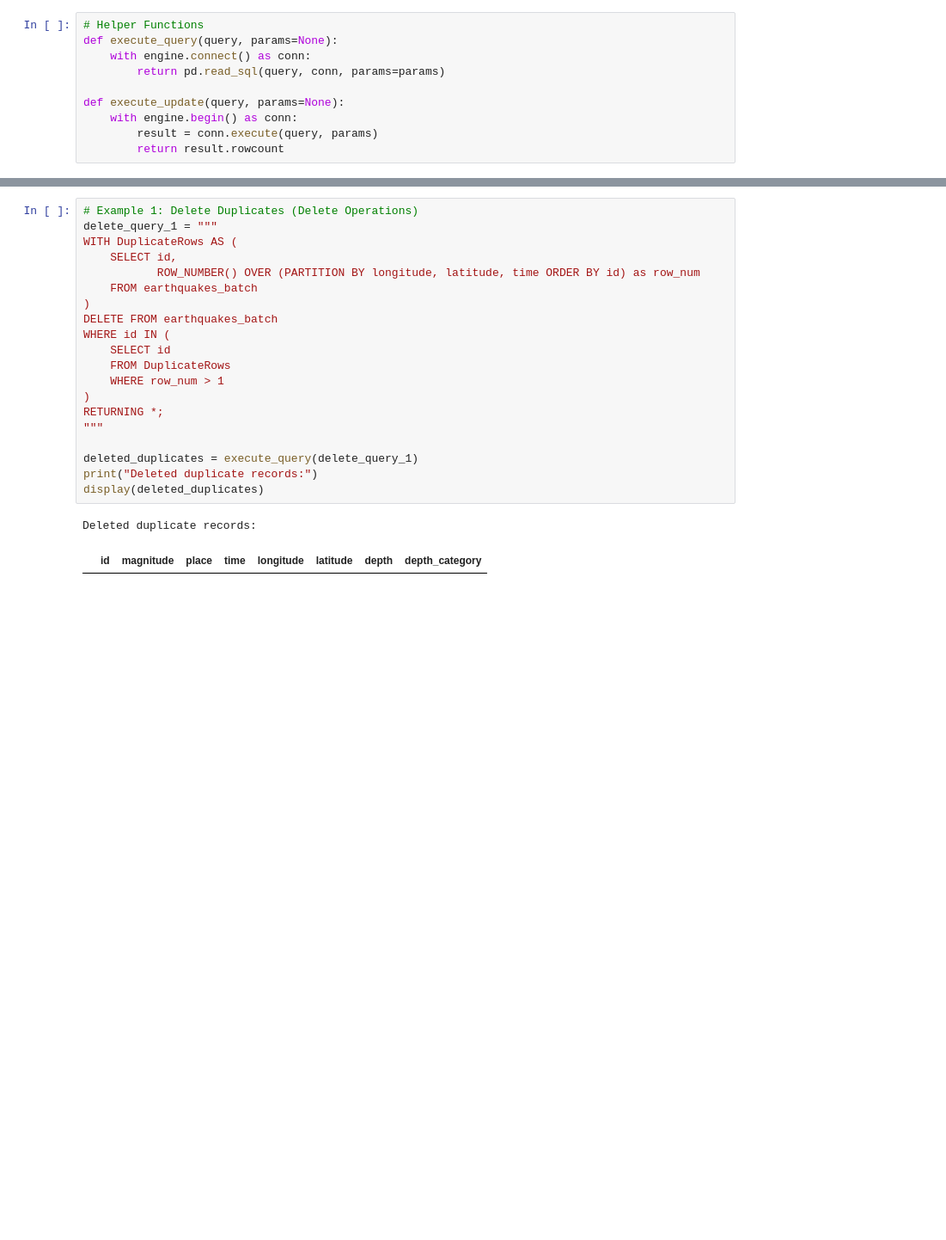
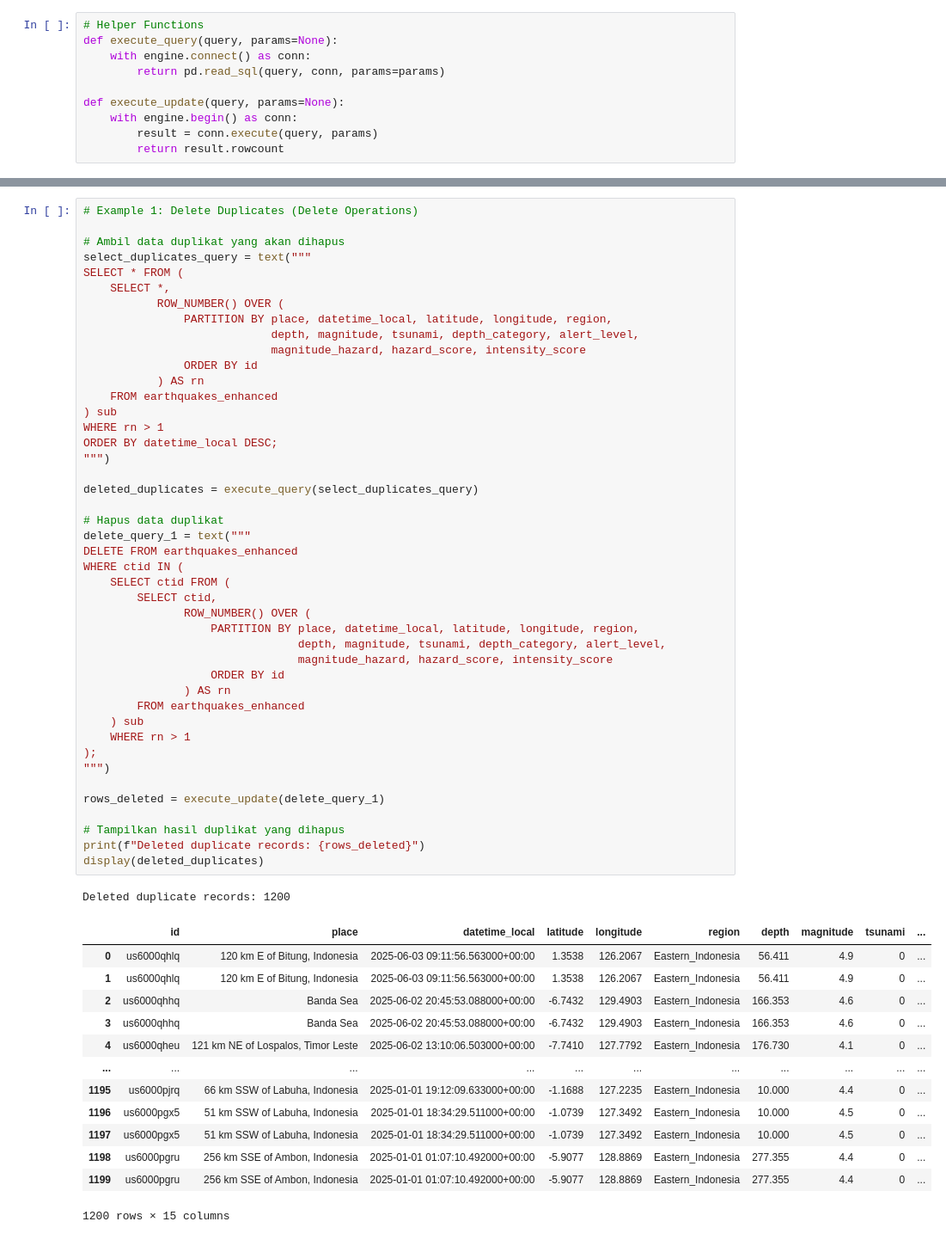
Before and after one commit to QwAct225/magnitudr, a Jupyter notebook: notebook/crud_operations.ipynb, the cells around one changed output, grey strips where cells are left out. Shown at 86% size. Saved outputs shown, nothing was run; the diff lists cells and outputs as text; blank space fills up the shorter version.

```diff
--- a/notebook/crud_operations.ipynb
+++ b/notebook/crud_operations.ipynb
@@ -267,26 +307,62 @@ Number of Biak records updated: 2
 # %%
 # Example 1: Delete Duplicates (Delete Operations)
-delete_query_1 = """
-WITH DuplicateRows AS (
-    SELECT id,
-           ROW_NUMBER() OVER (PARTITION BY longitude, latitude, time ORDER BY id) as row_num
-    FROM earthquakes_batch
-)
-DELETE FROM earthquakes_batch
-WHERE id IN (
-    SELECT id
-    FROM DuplicateRows
-    WHERE row_num > 1
-)
-RETURNING *;
-"""
 
-deleted_duplicates = execute_query(delete_query_1)
-print("Deleted duplicate records:")
+# Ambil data duplikat yang akan dihapus
+select_duplicates_query = text("""
+SELECT * FROM (
+    SELECT *,
+           ROW_NUMBER() OVER (
+               PARTITION BY place, datetime_local, latitude, longitude, region,
+                            depth, magnitude, tsunami, depth_category, alert_level,
+                            magnitude_hazard, hazard_score, intensity_score
+               ORDER BY id
+           ) AS rn
+    FROM earthquakes_enhanced
+) sub
+WHERE rn > 1
+ORDER BY datetime_local DESC;
+""")
+
+deleted_duplicates = execute_query(select_duplicates_query)
+
+# Hapus data duplikat
+delete_query_1 = text("""
+DELETE FROM earthquakes_enhanced
+WHERE ctid IN (
+    SELECT ctid FROM (
+        SELECT ctid,
+               ROW_NUMBER() OVER (
+                   PARTITION BY place, datetime_local, latitude, longitude, region,
+                                depth, magnitude, tsunami, depth_category, alert_level,
+                                magnitude_hazard, hazard_score, intensity_score
+                   ORDER BY id
+               ) AS rn
+        FROM earthquakes_enhanced
+    ) sub
+    WHERE rn > 1
+);
+""")
+
+rows_deleted = execute_update(delete_query_1)
+
+# Tampilkan hasil duplikat yang dihapus
+print(f"Deleted duplicate records: {rows_deleted}")
 display(deleted_duplicates)
 # %% [output]
-Deleted duplicate records:
+Deleted duplicate records: 1200
-|  | id | magnitude | place | time | longitude | latitude | depth | depth_category |
+|  | id | place | datetime_local | latitude | longitude | region | depth | magnitude | tsunami | ... |
+| 0 | us6000qhlq | 120 km E of Bitung, Indonesia | 2025-06-03 09:11:56.563000+00:00 | 1.3538 | 126.2067 | Eastern_Indonesia | 56.411 | 4.9 | 0 | ... |
+| 1 | us6000qhlq | 120 km E of Bitung, Indonesia | 2025-06-03 09:11:56.563000+00:00 | 1.3538 | 126.2067 | Eastern_Indonesia | 56.411 | 4.9 | 0 | ... |
+| 2 | us6000qhhq | Banda Sea | 2025-06-02 20:45:53.088000+00:00 | -6.7432 | 129.4903 | Eastern_Indonesia | 166.353 | 4.6 | 0 | ... |
+| 3 | us6000qhhq | Banda Sea | 2025-06-02 20:45:53.088000+00:00 | -6.7432 | 129.4903 | Eastern_Indonesia | 166.353 | 4.6 | 0 | ... |
+| 4 | us6000qheu | 121 km NE of Lospalos, Timor Leste | 2025-06-02 13:10:06.503000+00:00 | -7.7410 | 127.7792 | Eastern_Indonesia | 176.730 | 4.1 | 0 | ... |
+| ... | ... | ... | ... | ... | ... | ... | ... | ... | ... | ... |
+| 1195 | us6000pjrq | 66 km SSW of Labuha, Indonesia | 2025-01-01 19:12:09.633000+00:00 | -1.1688 | 127.2235 | Eastern_Indonesia | 10.000 | 4.4 | 0 | ... |
+| 1196 | us6000pgx5 | 51 km SSW of Labuha, Indonesia | 2025-01-01 18:34:29.511000+00:00 | -1.0739 | 127.3492 | Eastern_Indonesia | 10.000 | 4.5 | 0 | ... |
+| 1197 | us6000pgx5 | 51 km SSW of Labuha, Indonesia | 2025-01-01 18:34:29.511000+00:00 | -1.0739 | 127.3492 | Eastern_Indonesia | 10.000 | 4.5 | 0 | ... |
+| 1198 | us6000pgru | 256 km SSE of Ambon, Indonesia | 2025-01-01 01:07:10.492000+00:00 | -5.9077 | 128.8869 | Eastern_Indonesia | 277.355 | 4.4 | 0 | ... |
+| 1199 | us6000pgru | 256 km SSE of Ambon, Indonesia | 2025-01-01 01:07:10.492000+00:00 | -5.9077 | 128.8869 | Eastern_Indonesia | 277.355 | 4.4 | 0 | ... |
+1200 rows × 15 columns
 # %%
 # Example 2: Delete by Criteria (Delete Operations)
 delete_query_2 = """
```
Also changed, not shown: parts of 12 cells of this notebook.
